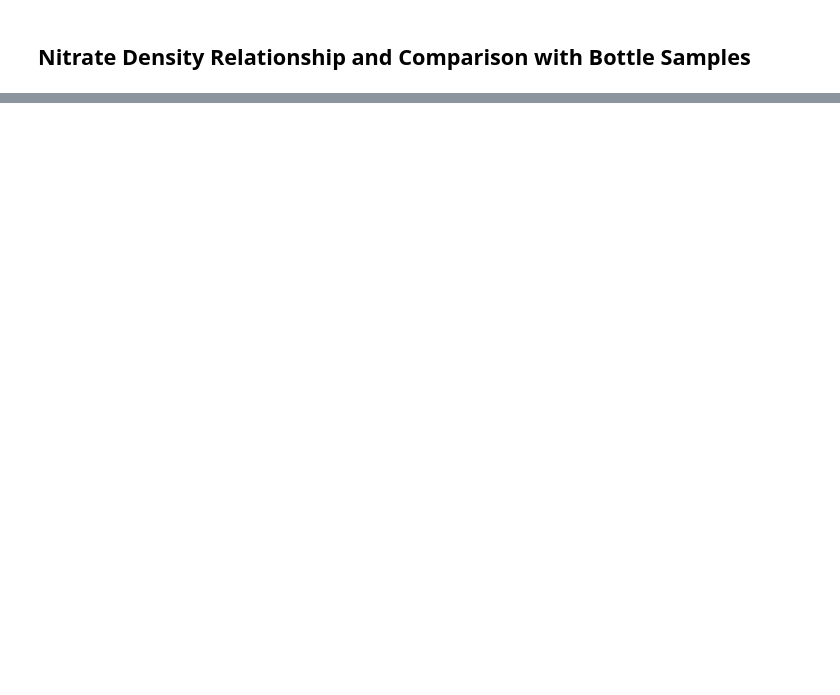
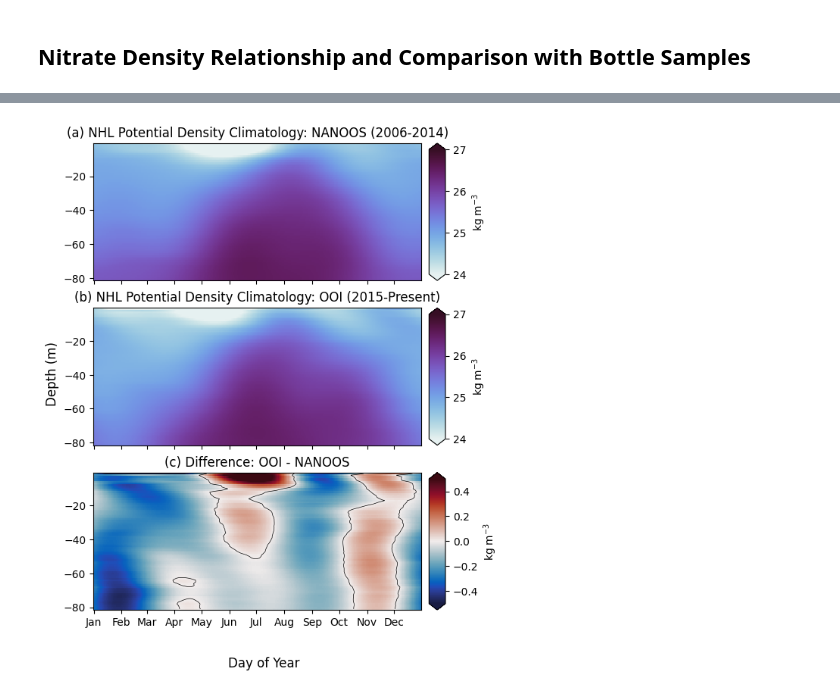
Before and after one commit to andrew-s28/shelf-nitrate-response-to-upwelling, a Jupyter notebook: notebooks/bottle_sample_comparison.ipynb, the cells around one changed output, grey strips where cells are left out. Cells and saved outputs as stored; diff of their text form; code cells hidden in the pictures; blank space fills up the shorter version.

```diff
--- a/notebooks/bottle_sample_comparison.ipynb
+++ b/notebooks/bottle_sample_comparison.ipynb
@@ -447,0 +670,69 @@ Mean N above 25.8 sigma: 27.34084088292088
+# %%
+def add_colorbar(ax, mappable, label: str):
+    divider = make_axes_locatable(ax)
+    ax_cb = divider.new_horizontal(size="5%", pad=0.1, axes_class=plt.Axes)
+    fig.add_axes(ax_cb)
+    cbar = plt.colorbar(mappable, cax=ax_cb, extend="both")
+    cbar.set_label(label, fontsize=10)
+
+
+nhl_clima_nanoos = calc_climatology_by_depth(
+    nhl_ctd_nanoos["potential_density"], harmonics=3
+)
+nhl_clima_ooi = calc_climatology_by_depth(nhl_ctd_ooi["potential_density"], harmonics=3)
+
+fig, (ax0, ax1, ax2) = plt.subplots(
+    nrows=3, ncols=1, figsize=(6, 8), sharex=True, sharey=True
+)
+pcm0 = ax0.pcolormesh(
+    nhl_clima_nanoos["dayofyear"] - 1,
+    -nhl_clima_nanoos["pressure"],
+    nhl_clima_nanoos,
+    shading="auto",
+    cmap=cmo.dense,
+    vmin=24,
+    vmax=27,
+)
+add_colorbar(ax0, pcm0, label="$\\mathsf{kg \\; m^{-3}}$")
+pcm1 = ax1.pcolormesh(
+    nhl_clima_ooi["dayofyear"] - 1,
+    -nhl_clima_ooi["pressure"],
+    nhl_clima_ooi,
+    shading="auto",
+    cmap=cmo.dense,
+    vmin=24,
+    vmax=27,
+)
+add_colorbar(ax1, pcm1, label="$\\mathsf{kg \\; m^{-3}}$")
+pcm2 = ax2.pcolormesh(
+    nhl_clima_ooi["dayofyear"] - 1,
+    -nhl_clima_ooi["pressure"],
+    nhl_clima_ooi - nhl_clima_nanoos,
+    shading="auto",
+    cmap=cmo.balance,
+    vmin=-0.5,
+    vmax=0.5,
+)
+ax2.contour(
+    nhl_clima_ooi["dayofyear"] - 1,
+    -nhl_clima_ooi["pressure"],
+    nhl_clima_ooi - nhl_clima_nanoos,
+    levels=[0],
+    colors="k",
+    linewidths=0.5,
+)
+add_colorbar(ax2, pcm2, label="$\\mathsf{kg \\; m^{-3}}$")
+
+ax0.set_title("(a) NHL Potential Density Climatology: NANOOS (2006-2014)")
+ax1.set_title("(b) NHL Potential Density Climatology: OOI (2015-Present)")
+ax2.set_title("(c) Difference: OOI - NANOOS")
+
+fig.supylabel("Depth (m)")
+fig.supxlabel("Day of Year")
+
+locator = mdates.MonthLocator()
+month_fmt = mdates.DateFormatter("%b")
+ax2.xaxis.set_major_locator(locator)
+ax2.xaxis.set_major_formatter(month_fmt)
+# %% [output]
+[figure, added]
```
Also changed, not shown: parts of 18 cells of this notebook, 2 other files.
